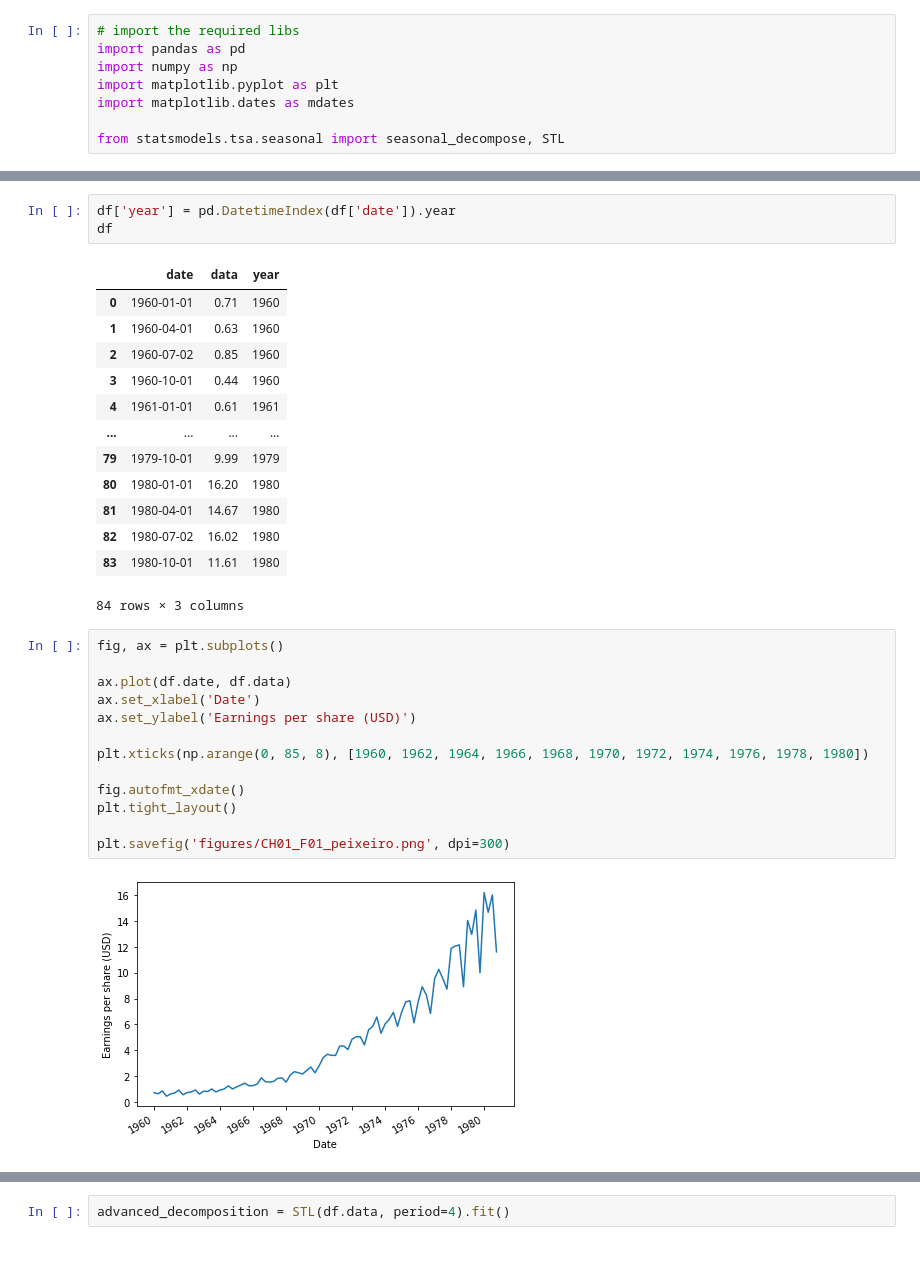
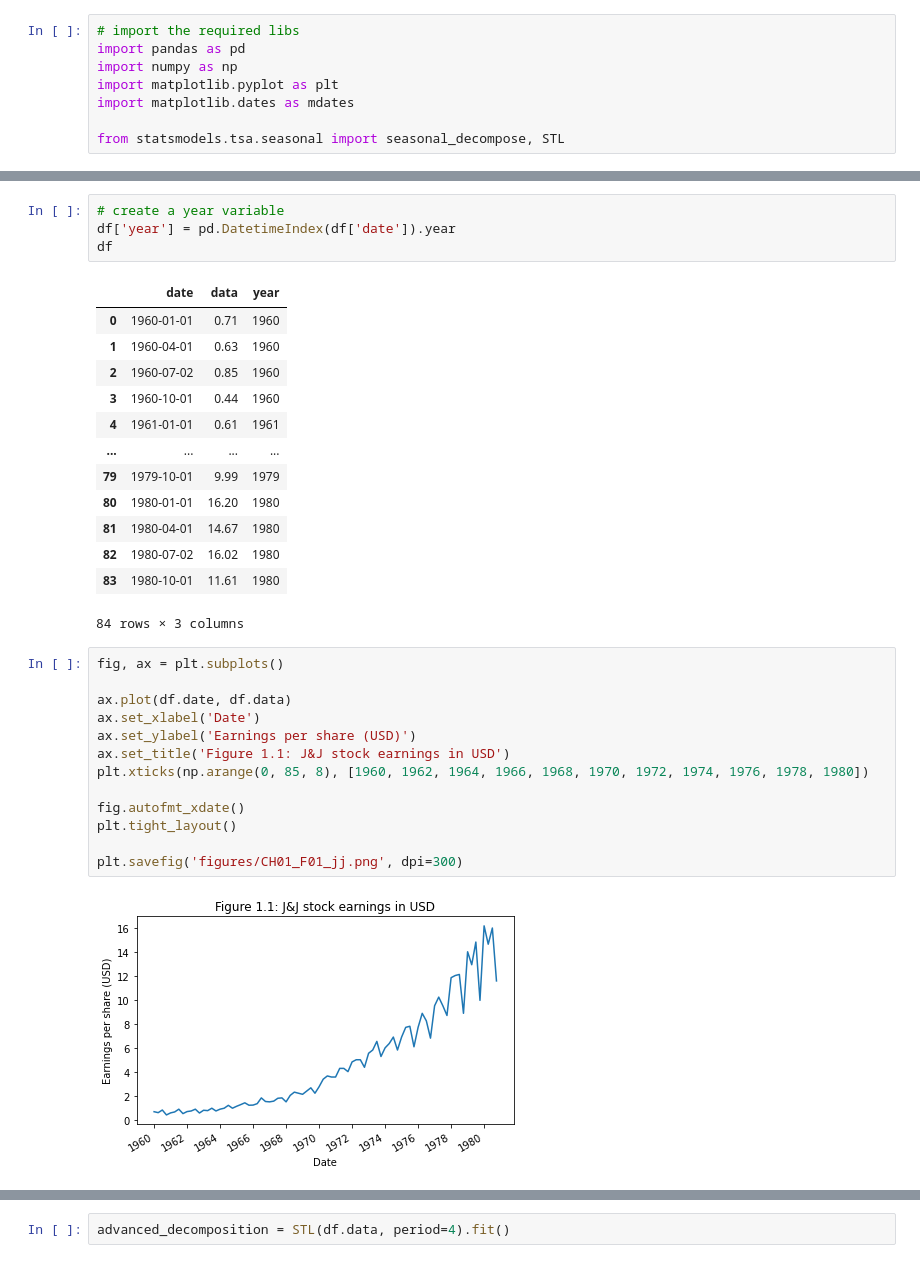
Before and after one commit to waelrash1/timeSeriesPy, a Jupyter notebook: CH01/CH01.ipynb, the cells around one changed output, grey strips where cells are left out. Drawn from its saved outputs; the diff is of its cells as text.

```diff
--- a/CH01/CH01.ipynb
+++ b/CH01/CH01.ipynb
@@ -34,6 +45,7 @@ df.head()
 | 3 | 1960-10-01 | 0.44 |
 | 4 | 1961-01-01 | 0.61 |
 # %%
+# create a year variable
 df['year'] = pd.DatetimeIndex(df['date']).year
 df
 # %% [output]
@@ -53,15 +65,15 @@ df
 # %%
 fig, ax = plt.subplots()
 
 ax.plot(df.date, df.data)
 ax.set_xlabel('Date')
 ax.set_ylabel('Earnings per share (USD)')
-
+ax.set_title('Figure 1.1: J&J stock earnings in USD')
 plt.xticks(np.arange(0, 85, 8), [1960, 1962, 1964, 1966, 1968, 1970, 1972, 1974, 1976, 1978, 1980])
 
 fig.autofmt_xdate()
 plt.tight_layout()
 
-plt.savefig('figures/CH01_F01_peixeiro.png', dpi=300)
+plt.savefig('figures/CH01_F01_jj.png', dpi=300)
 # %% [output]
-[figure, old version]
+[figure, new version]
```
Also changed, not shown: parts of 20 cells of this notebook.
